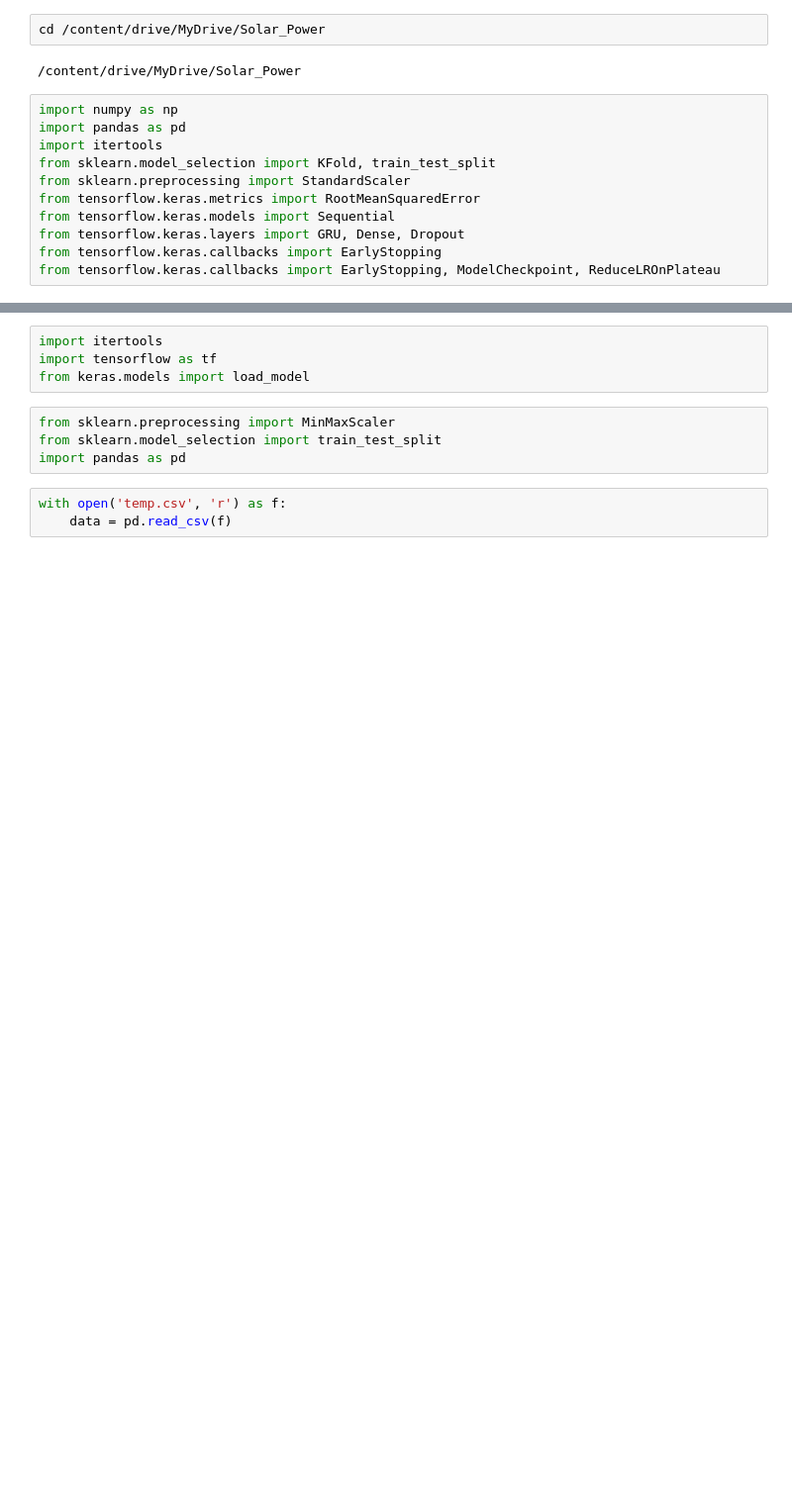
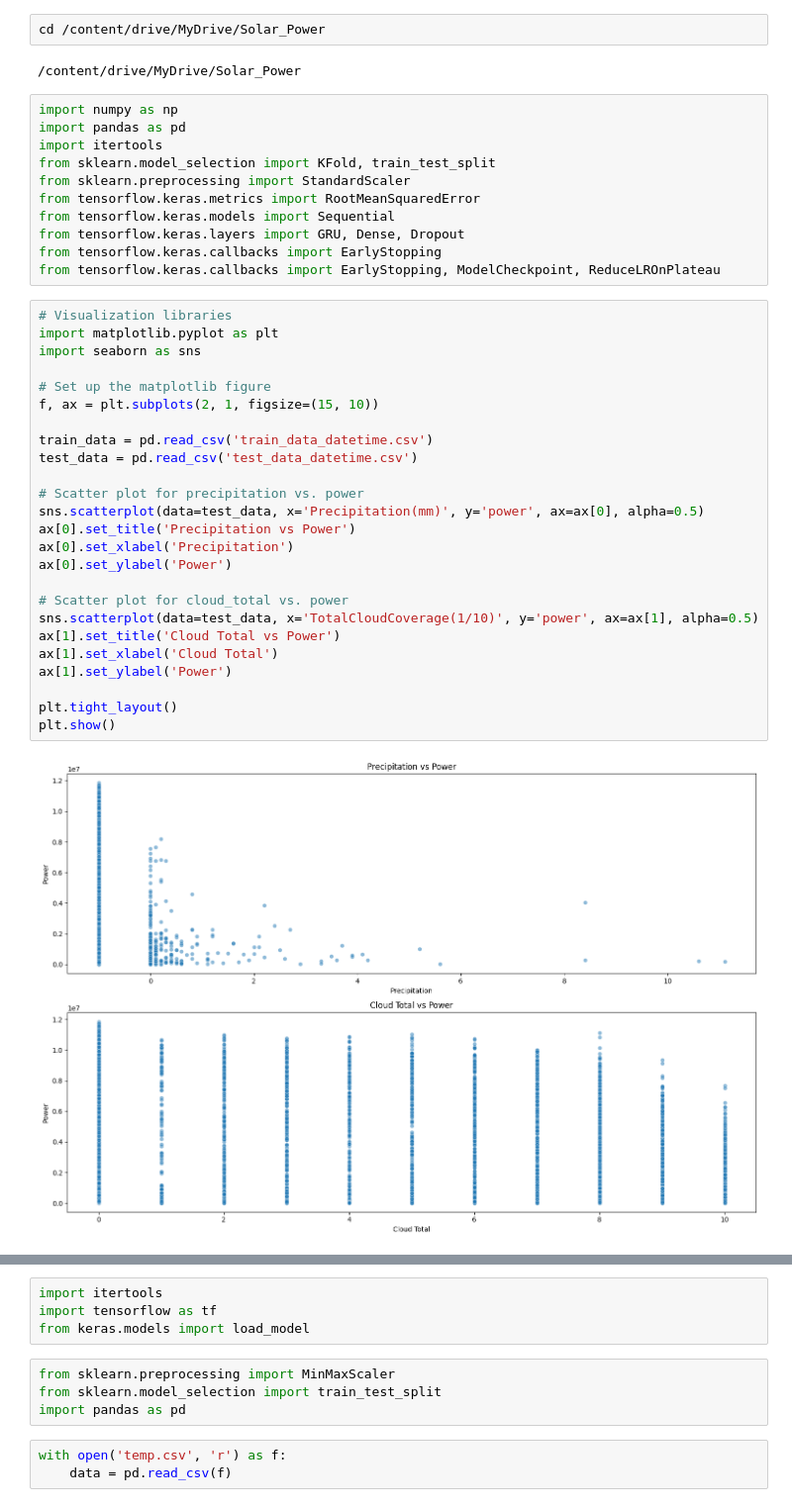
Before and after one commit to yelim421/SolarPower, a Jupyter notebook: G.ipynb, the cells around one changed output, grey strips where cells are left out. Shown at 99% size. Saved outputs shown, nothing was run; the diff lists cells and outputs as text; blank space fills up the shorter version.

```diff
--- a/G.ipynb
+++ b/G.ipynb
@@ -22,3 +22,30 @@ from tensorflow.keras.models import Sequential
 from tensorflow.keras.layers import GRU, Dense, Dropout
 from tensorflow.keras.callbacks import EarlyStopping
 from tensorflow.keras.callbacks import EarlyStopping, ModelCheckpoint, ReduceLROnPlateau
+# %%
+# Visualization libraries
+import matplotlib.pyplot as plt
+import seaborn as sns
+
+# Set up the matplotlib figure
+f, ax = plt.subplots(2, 1, figsize=(15, 10))
+
+train_data = pd.read_csv('train_data_datetime.csv')
+test_data = pd.read_csv('test_data_datetime.csv')
+
+# Scatter plot for precipitation vs. power
+sns.scatterplot(data=test_data, x='Precipitation(mm)', y='power', ax=ax[0], alpha=0.5)
+ax[0].set_title('Precipitation vs Power')
+ax[0].set_xlabel('Precipitation')
+ax[0].set_ylabel('Power')
+
+# Scatter plot for cloud_total vs. power
+sns.scatterplot(data=test_data, x='TotalCloudCoverage(1/10)', y='power', ax=ax[1], alpha=0.5)
+ax[1].set_title('Cloud Total vs Power')
+ax[1].set_xlabel('Cloud Total')
+ax[1].set_ylabel('Power')
+
+plt.tight_layout()
+plt.show()
+# %% [output]
+[figure, added]
```
Also changed, not shown: parts of 12 cells of this notebook.
